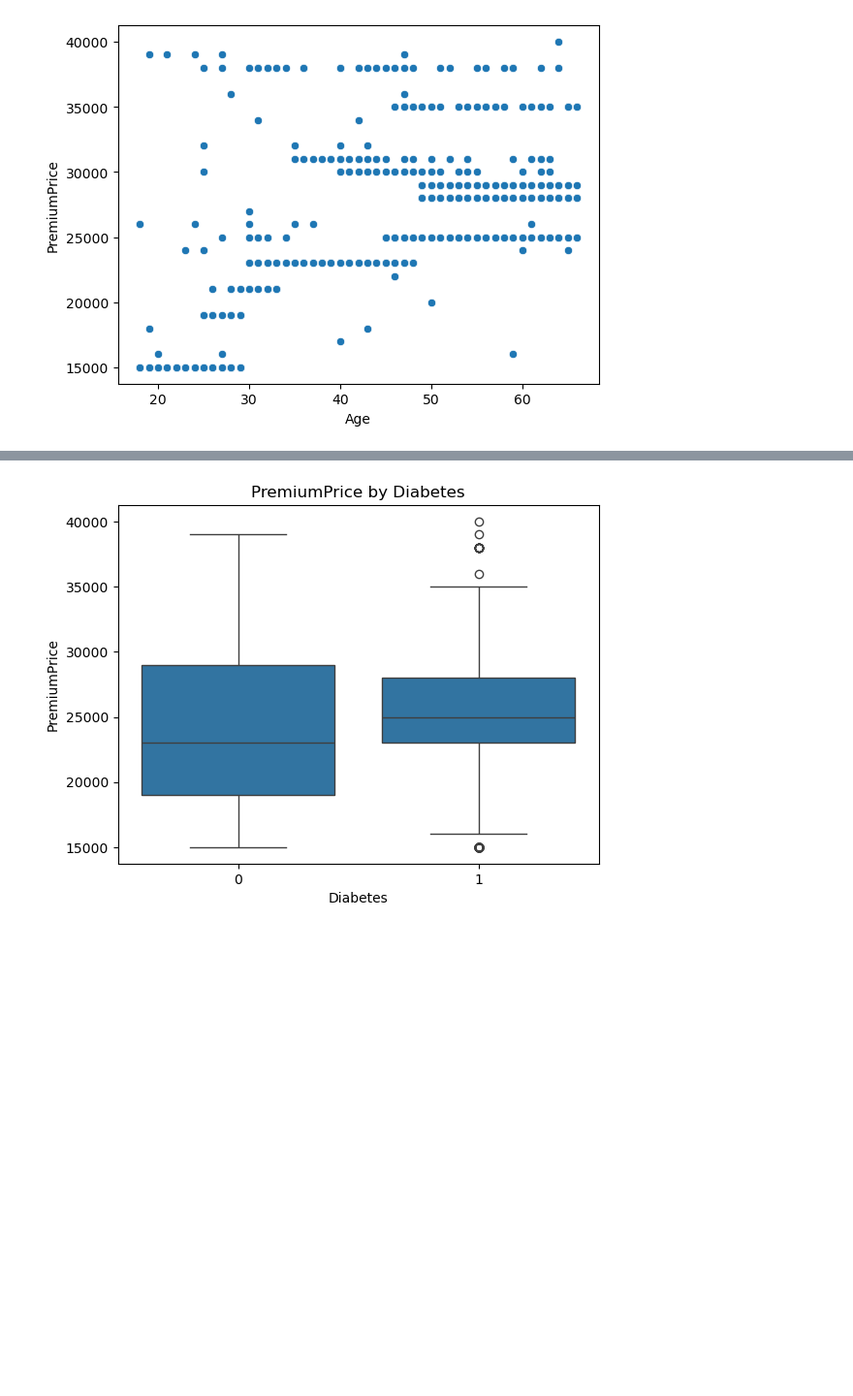
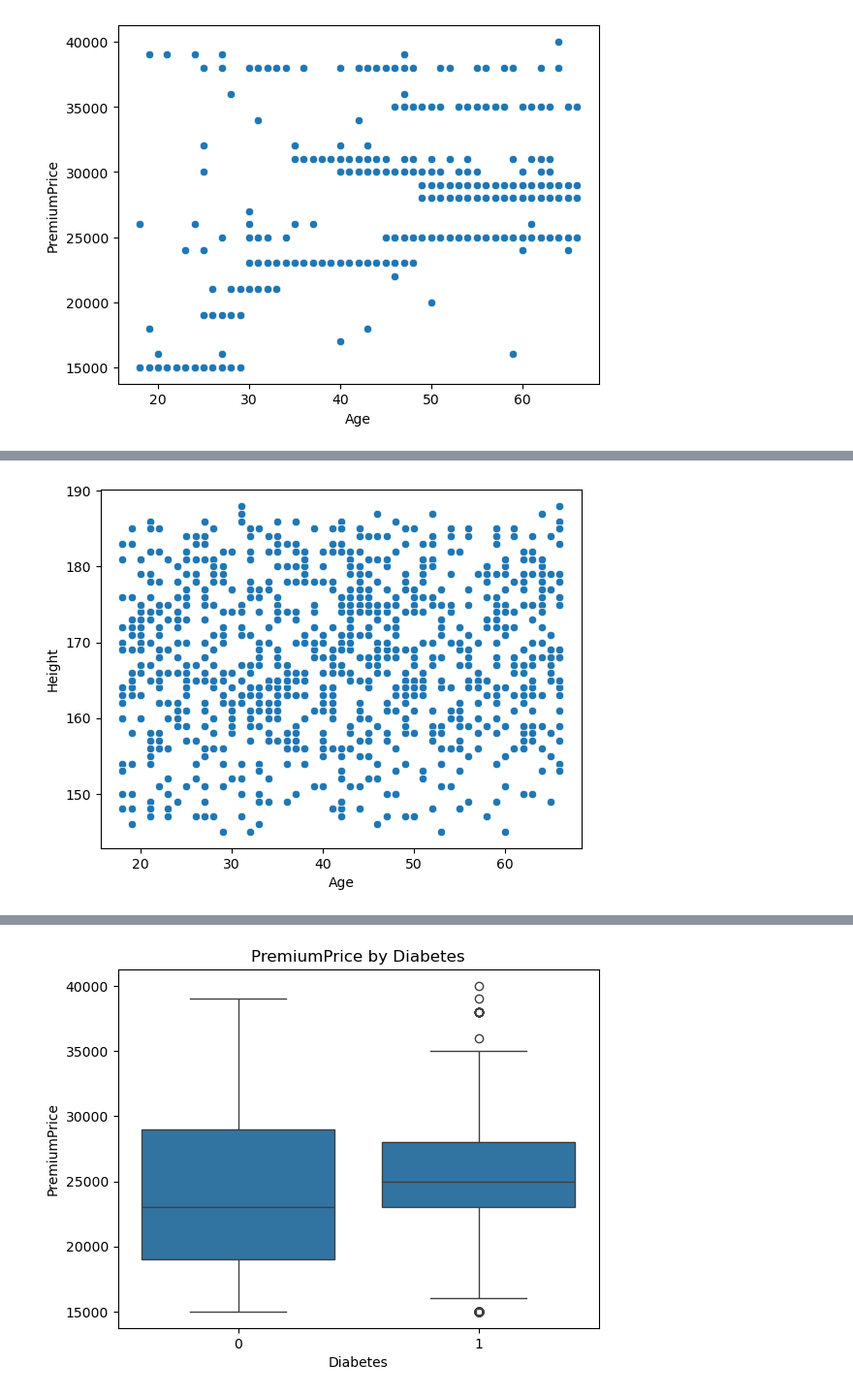
Before and after one commit to komalpreet10/Insurance_Cost_Prediction, a Jupyter notebook: Insurance_Cost_Prediction.ipynb, the cells around one changed output, grey strips where cells are left out. Shown: that part at 97% size. Cells and saved outputs as stored; diff of their text form; code cells hidden in the pictures; blank space fills up the shorter version.

```diff
--- a/Insurance_Cost_Prediction.ipynb
+++ b/Insurance_Cost_Prediction.ipynb
@@ -233,0 +384,6 @@ plt.show()
+# %%
+sns.scatterplot(data=df, x="Age", y="Height")
+
+plt.show()
+# %% [output]
+[figure, added]
```
Also changed, not shown: parts of 35 cells of this notebook.
